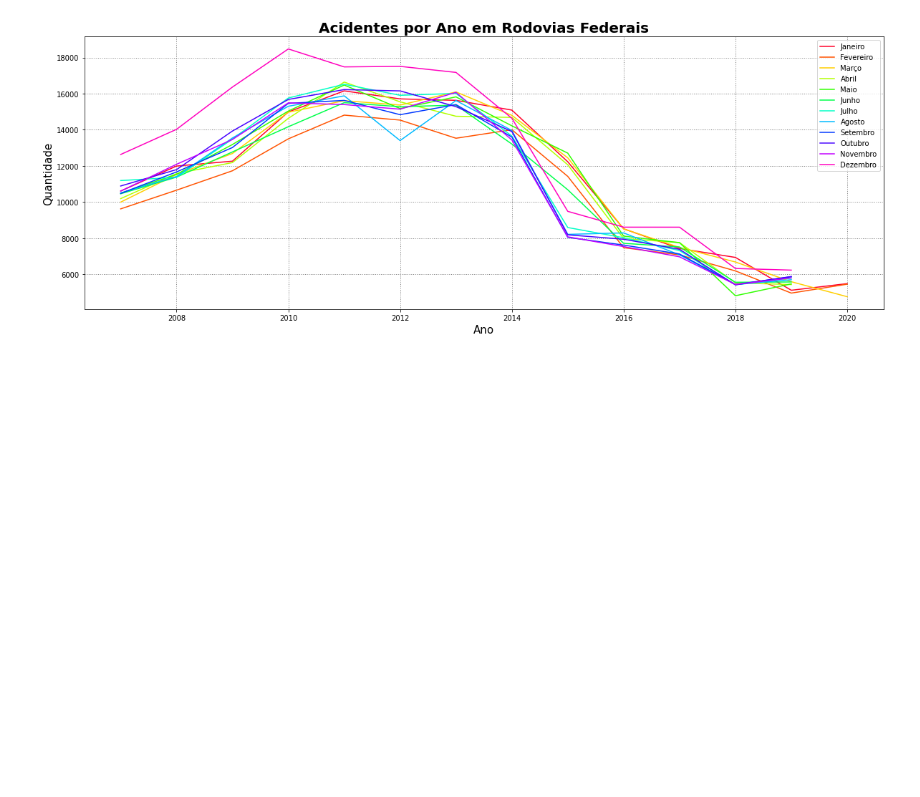
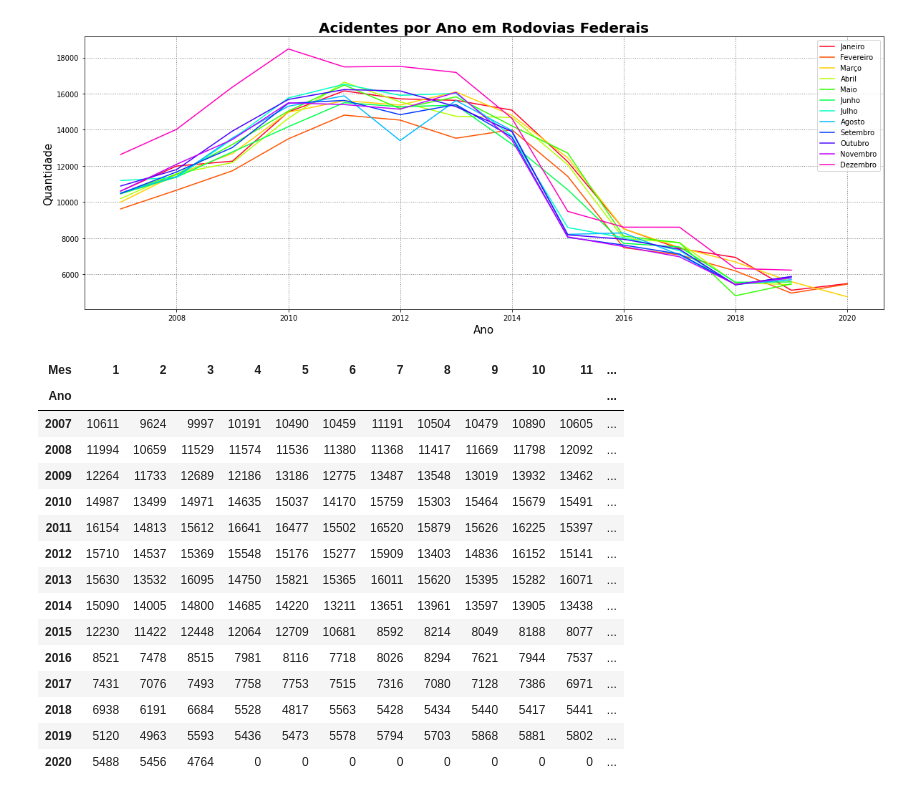
Before and after one commit to FelipeGBarreto/Projects, a Jupyter notebook: Acidentes_Rodovias_Federais.ipynb, the cells around one changed output. Cells and saved outputs as stored; diff of their text form; code cells hidden in the pictures; blank space fills up the shorter version.

```diff
--- a/Acidentes_Rodovias_Federais.ipynb
+++ b/Acidentes_Rodovias_Federais.ipynb
@@ -206,3 +214,24 @@ ax.legend(["Janeiro","Fevereiro","Março","Abril","Maio","Junho","Julho","Agosto
 plt.show()
 # %% [output]
 [figure]
+# %%
+acidentes_mes_ano = pd.crosstab(dataset.Ano, dataset.Mes)
+# acidentes_mes_ano.rename(columns={1:'Jan',2:'Fev',3:'Mar',4:'Abr',5:'Mai',6:'Jun',7:'Jul',8:'Ago',9:'Set',10:'Out',11:'Nov',12:'Dez'},inplace=True)
+acidentes_mes_ano
+# %% [output]
+| Mes | 1 | 2 | 3 | 4 | 5 | 6 | 7 | 8 | 9 | 10 | 11 | ... |
+| Ano |  |  |  |  |  |  |  |  |  |  |  | ... |
+| 2007 | 10611 | 9624 | 9997 | 10191 | 10490 | 10459 | 11191 | 10504 | 10479 | 10890 | 10605 | ... |
+| 2008 | 11994 | 10659 | 11529 | 11574 | 11536 | 11380 | 11368 | 11417 | 11669 | 11798 | 12092 | ... |
+| 2009 | 12264 | 11733 | 12689 | 12186 | 13186 | 12775 | 13487 | 13548 | 13019 | 13932 | 13462 | ... |
+| 2010 | 14987 | 13499 | 14971 | 14635 | 15037 | 14170 | 15759 | 15303 | 15464 | 15679 | 15491 | ... |
+| 2011 | 16154 | 14813 | 15612 | 16641 | 16477 | 15502 | 16520 | 15879 | 15626 | 16225 | 15397 | ... |
+| 2012 | 15710 | 14537 | 15369 | 15548 | 15176 | 15277 | 15909 | 13403 | 14836 | 16152 | 15141 | ... |
+| 2013 | 15630 | 13532 | 16095 | 14750 | 15821 | 15365 | 16011 | 15620 | 15395 | 15282 | 16071 | ... |
+| 2014 | 15090 | 14005 | 14800 | 14685 | 14220 | 13211 | 13651 | 13961 | 13597 | 13905 | 13438 | ... |
+| 2015 | 12230 | 11422 | 12448 | 12064 | 12709 | 10681 | 8592 | 8214 | 8049 | 8188 | 8077 | ... |
+| 2016 | 8521 | 7478 | 8515 | 7981 | 8116 | 7718 | 8026 | 8294 | 7621 | 7944 | 7537 | ... |
+| 2017 | 7431 | 7076 | 7493 | 7758 | 7753 | 7515 | 7316 | 7080 | 7128 | 7386 | 6971 | ... |
+| 2018 | 6938 | 6191 | 6684 | 5528 | 4817 | 5563 | 5428 | 5434 | 5440 | 5417 | 5441 | ... |
+| 2019 | 5120 | 4963 | 5593 | 5436 | 5473 | 5578 | 5794 | 5703 | 5868 | 5881 | 5802 | ... |
+| 2020 | 5488 | 5456 | 4764 | 0 | 0 | 0 | 0 | 0 | 0 | 0 | 0 | ... |
```
Also changed, not shown: parts of 2 cells of this notebook.
